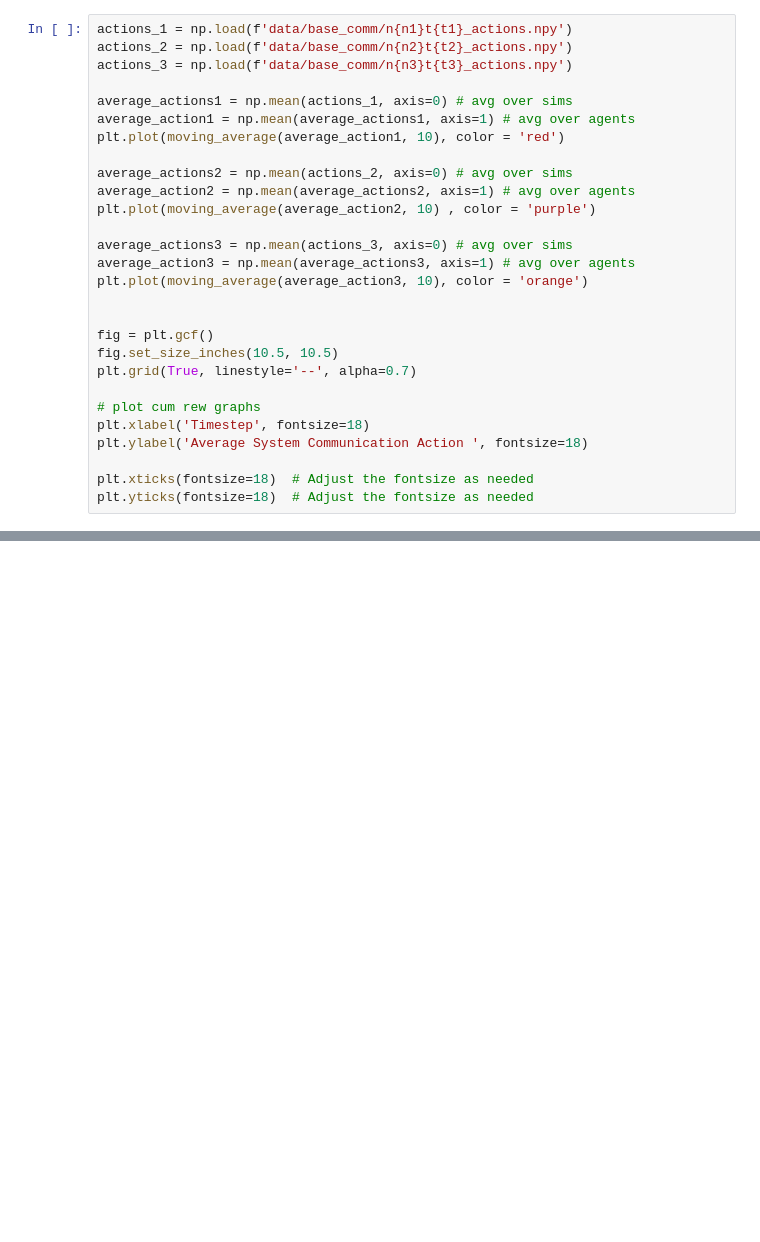
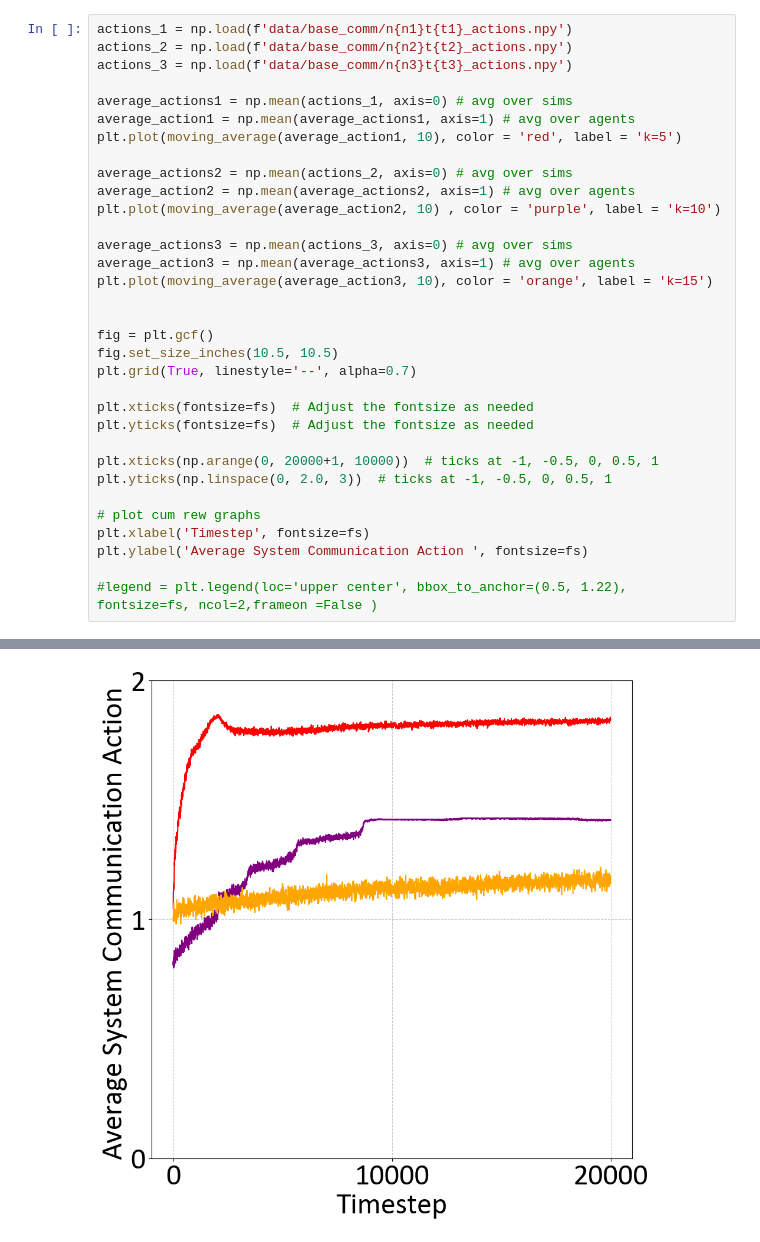
Before and after one commit to akhimoche/coop-form-marl, a Jupyter notebook: graph_test.ipynb, the cells around one changed output, grey strips where cells are left out. Saved outputs shown, nothing was run; the diff lists cells and outputs as text; blank space fills up the shorter version.

```diff
--- a/graph_test.ipynb
+++ b/graph_test.ipynb
@@ -68,24 +80,30 @@ actions_3 = np.load(f'data/base_comm/n{n3}t{t3}_actions.npy')
 
 average_actions1 = np.mean(actions_1, axis=0) # avg over sims
 average_action1 = np.mean(average_actions1, axis=1) # avg over agents
-plt.plot(moving_average(average_action1, 10), color = 'red')
+plt.plot(moving_average(average_action1, 10), color = 'red', label = 'k=5')
 
 average_actions2 = np.mean(actions_2, axis=0) # avg over sims
 average_action2 = np.mean(average_actions2, axis=1) # avg over agents
-plt.plot(moving_average(average_action2, 10) , color = 'purple')
+plt.plot(moving_average(average_action2, 10) , color = 'purple', label = 'k=10')
 
 average_actions3 = np.mean(actions_3, axis=0) # avg over sims
 average_action3 = np.mean(average_actions3, axis=1) # avg over agents
-plt.plot(moving_average(average_action3, 10), color = 'orange')
+plt.plot(moving_average(average_action3, 10), color = 'orange', label = 'k=15')
 
 
 fig = plt.gcf()
 fig.set_size_inches(10.5, 10.5)
 plt.grid(True, linestyle='--', alpha=0.7)
 
+plt.xticks(fontsize=fs)  # Adjust the fontsize as needed
+plt.yticks(fontsize=fs)  # Adjust the fontsize as needed
+
+plt.xticks(np.arange(0, 20000+1, 10000))  # ticks at -1, -0.5, 0, 0.5, 1
+plt.yticks(np.linspace(0, 2.0, 3))  # ticks at -1, -0.5, 0, 0.5, 1
+
 # plot cum rew graphs
-plt.xlabel('Timestep', fontsize=18)
-plt.ylabel('Average System Communication Action ', fontsize=18)
+plt.xlabel('Timestep', fontsize=fs)
+plt.ylabel('Average System Communication Action ', fontsize=fs)
 
-plt.xticks(fontsize=18)  # Adjust the fontsize as needed
-plt.yticks(fontsize=18)  # Adjust the fontsize as needed
+#legend = plt.legend(loc='upper center', bbox_to_anchor=(0.5, 1.22), fontsize=fs, ncol=2,frameon =False )
+# %% [output]
@@ -92,3 +111,4 @@ plt.yticks(fontsize=18)  # Adjust the fontsize as needed
+[figure, added]
 # %%
 actions_1 = np.load(f'data/base_comm/n{n1}t{t1}_actions.npy')
 actions_2 = np.load(f'data/base_comm/n{n2}t{t2}_actions.npy')
```
Also changed, not shown: parts of 3 cells of this notebook.
